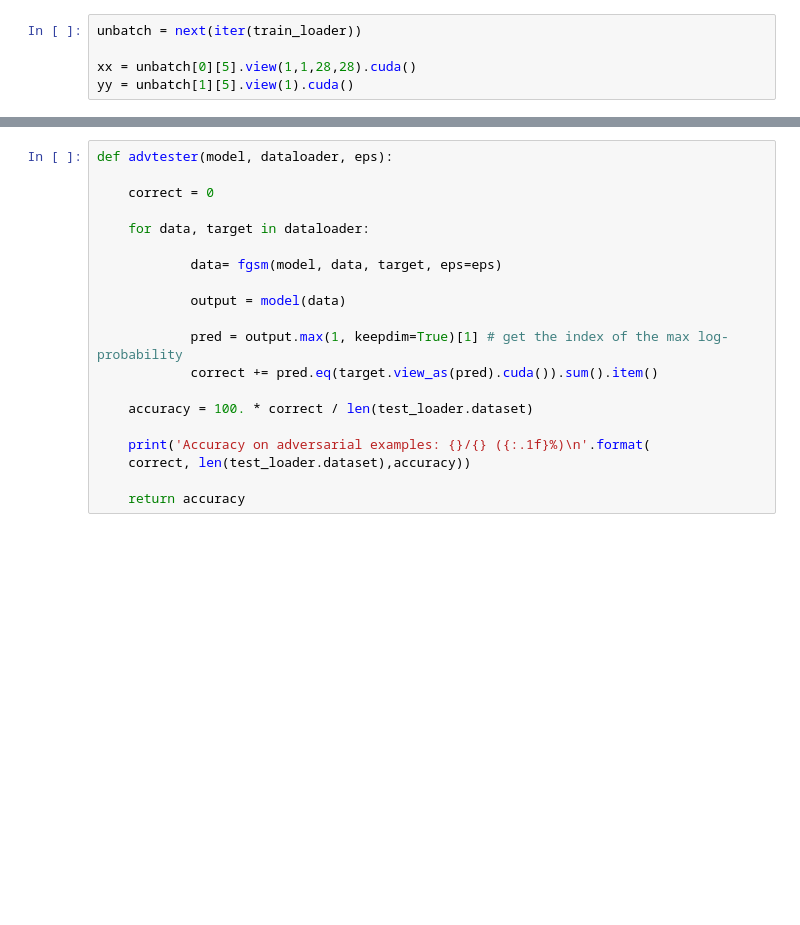
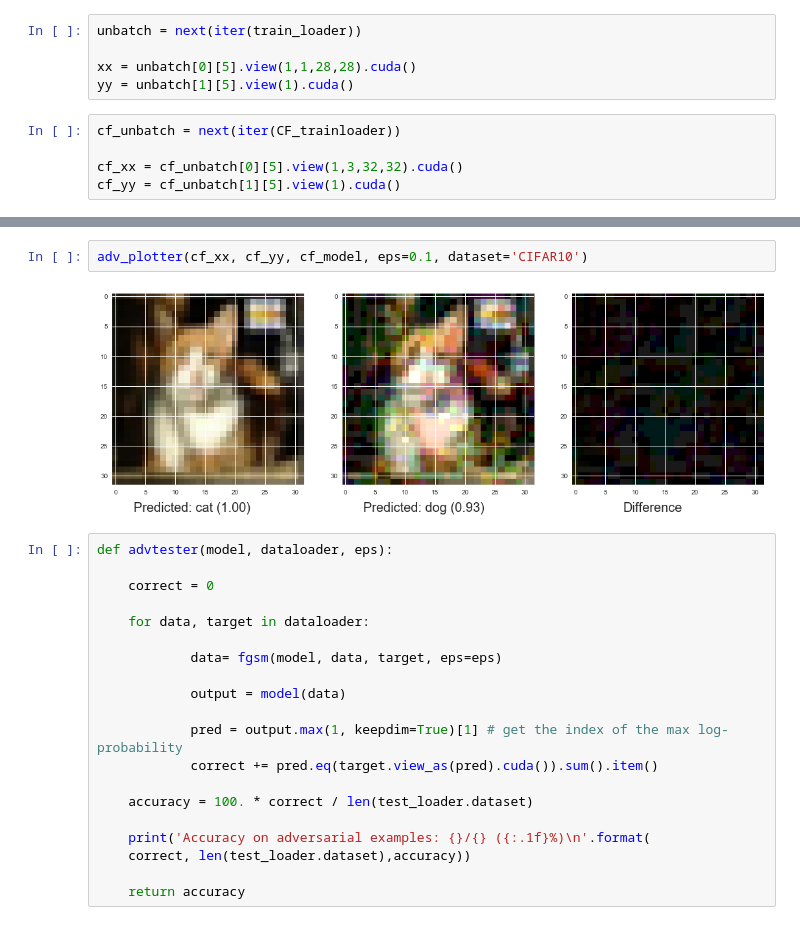
Before and after one commit to James-Brooke/Study, a Jupyter notebook: PyTorch/Adversarial attacks.ipynb, the cells around one changed output, grey strips where cells are left out. Saved outputs shown, nothing was run; the diff lists cells and outputs as text; blank space fills up the shorter version.

```diff
--- a/PyTorch/Adversarial attacks.ipynb
+++ b/PyTorch/Adversarial attacks.ipynb
@@ -289,4 +309,9 @@ unbatch = next(iter(train_loader))
 
 xx = unbatch[0][5].view(1,1,28,28).cuda()
 yy = unbatch[1][5].view(1).cuda()
+# %%
+cf_unbatch = next(iter(CF_trainloader))
+
+cf_xx = cf_unbatch[0][5].view(1,3,32,32).cuda()
+cf_yy = cf_unbatch[1][5].view(1).cuda()
 # %%
@@ -320,3 +352,7 @@ adv_plotter(xx, yy, model, eps=0.3)
+# %%
+adv_plotter(cf_xx, cf_yy, cf_model, eps=0.1, dataset='CIFAR10')
+# %% [output]
+[figure, added]
 # %%
 def advtester(model, dataloader, eps):
 
```
Also changed, not shown: parts of 14 cells of this notebook, 1 other file.
